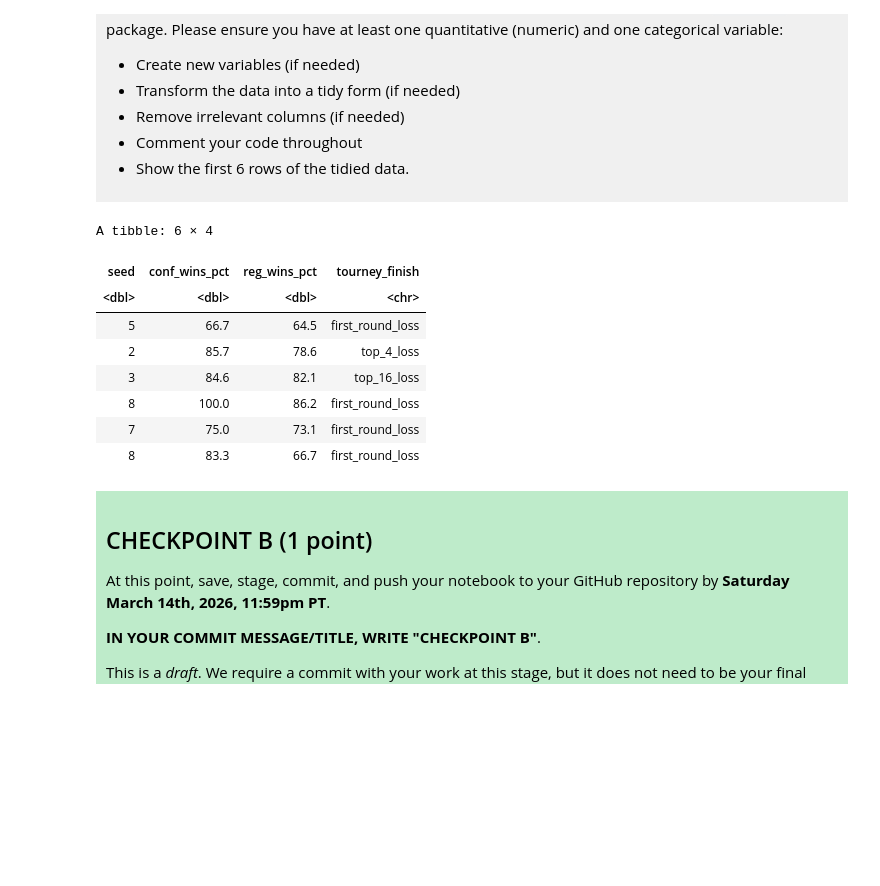
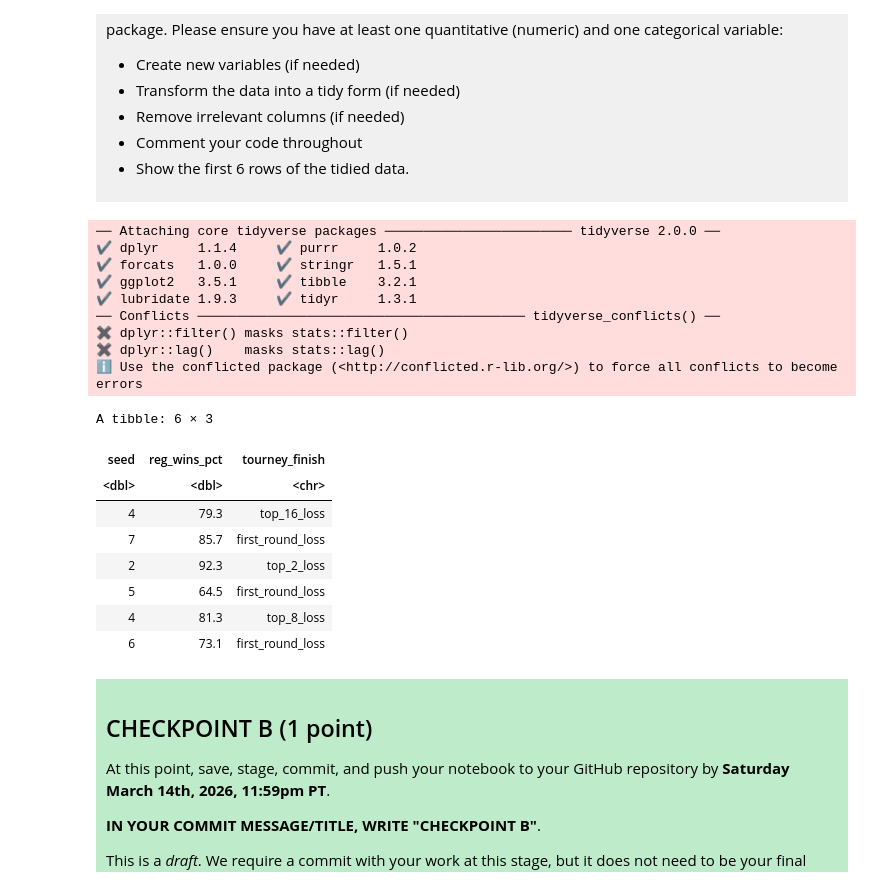
Before and after one commit to Fiona-Cui/dsci-100-project-template-2026-Hangfei-Cui, a Jupyter notebook: dsci-100-project-notebook.ipynb, the cells around one changed output. Drawn from its saved outputs; the diff is of its cells as text; code cells hidden in the pictures; blank space fills up the shorter version.

```diff
--- a/dsci-100-project-notebook.ipynb
+++ b/dsci-100-project-notebook.ipynb
@@ -209,19 +209,31 @@ Produce a tidy data set that could be used to answer your research question usin
 # %%
 library(tidyverse)
 tidy_data <- data |>
-select(seed, conf_wins_pct, reg_wins_pct, tourney_finish)|>
-drop_na(conf_wins_pct)
+# select variables relevant to our research question
+select(seed, reg_wins_pct, tourney_finish)|>
+# check and remove missing value
+drop_na()
+# show the first 6 rows of the tidy data
 head(tidy_data)
 # %% [output]
-A tibble: 6 × 4
+── Attaching core tidyverse packages ──────────────────────── tidyverse 2.0.0 ──
+✔ dplyr     1.1.4     ✔ purrr     1.0.2
+✔ forcats   1.0.0     ✔ stringr   1.5.1
+✔ ggplot2   3.5.1     ✔ tibble    3.2.1
+✔ lubridate 1.9.3     ✔ tidyr     1.3.1
+── Conflicts ────────────────────────────────────────── tidyverse_conflicts() ──
+✖ dplyr::filter() masks stats::filter()
+✖ dplyr::lag()    masks stats::lag()
+ℹ Use the conflicted package (<http://conflicted.r-lib.org/>) to force all conflicts to become errors
+A tibble: 6 × 3
-| seed | conf_wins_pct | reg_wins_pct | tourney_finish |
-| <dbl> | <dbl> | <dbl> | <chr> |
-| 5 | 66.7 | 64.5 | first_round_loss |
-| 2 | 85.7 | 78.6 | top_4_loss |
-| 3 | 84.6 | 82.1 | top_16_loss |
-| 8 | 100.0 | 86.2 | first_round_loss |
-| 7 | 75.0 | 73.1 | first_round_loss |
-| 8 | 83.3 | 66.7 | first_round_loss |
+| seed | reg_wins_pct | tourney_finish |
+| <dbl> | <dbl> | <chr> |
+| 4 | 79.3 | top_16_loss |
+| 7 | 85.7 | first_round_loss |
+| 2 | 92.3 | top_2_loss |
+| 5 | 64.5 | first_round_loss |
+| 4 | 81.3 | top_8_loss |
+| 6 | 73.1 | first_round_loss |
 # %% [markdown]
 <div style="background-color: #beebca; padding: 10px;">
 
```
Also changed, not shown: parts of 18 cells of this notebook.
